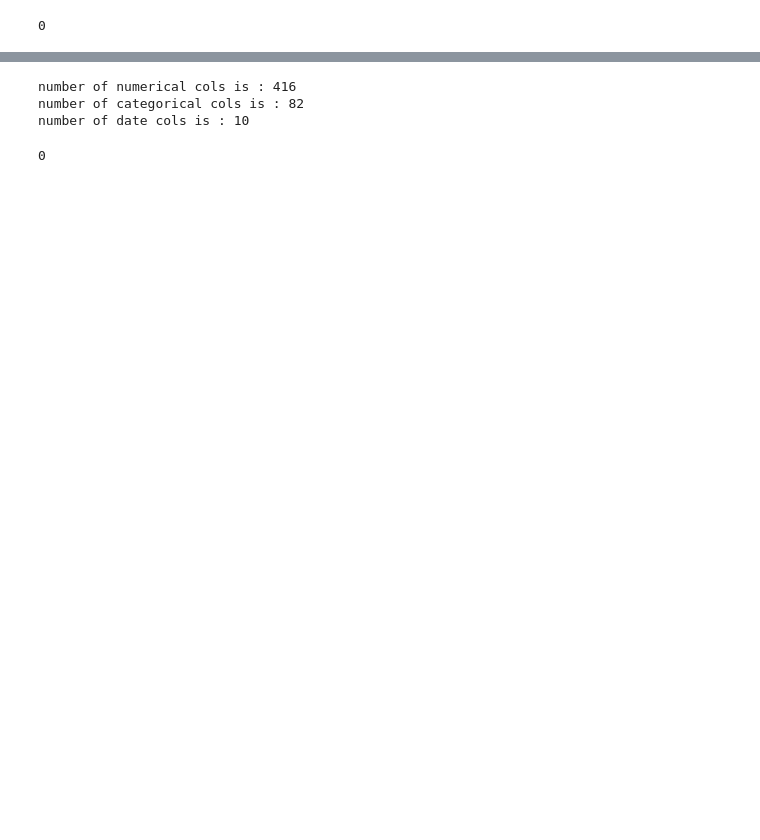
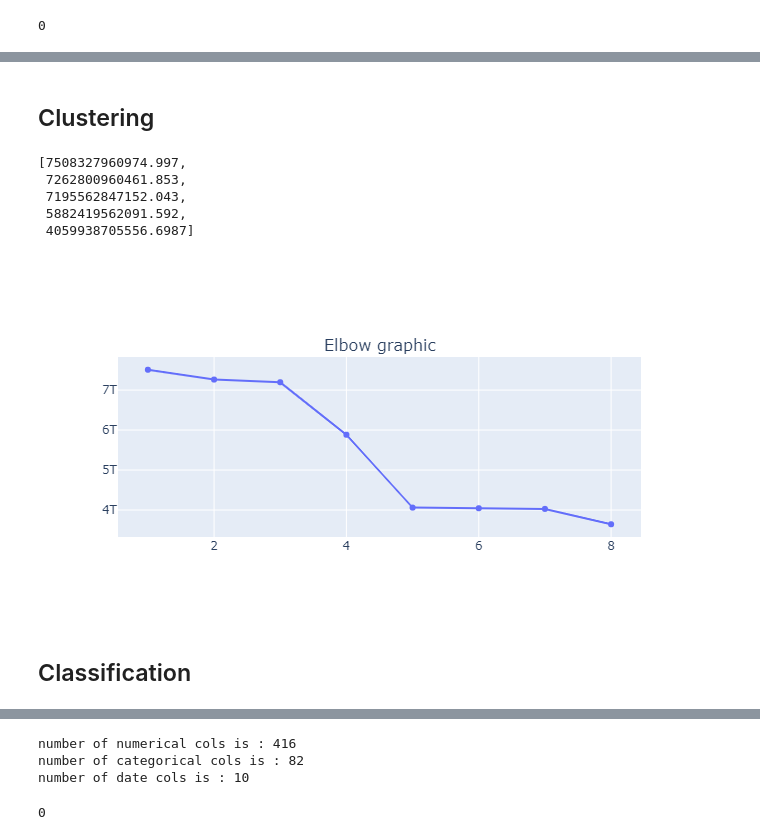
Before and after one commit to ilyasssed/Netflix-Appetency, a Jupyter notebook: Classification.ipynb, the cells around one changed output, grey strips where cells are left out. Cells and saved outputs as stored; diff of their text form; code cells hidden in the pictures; blank space fills up the shorter version.

```diff
--- a/Classification.ipynb
+++ b/Classification.ipynb
@@ -899 +883,52 @@ df_nn
 41746 rows × 525 columns
+# %% [markdown]
+## Clustering
+# %%
+from sklearn.cluster import KMeans
+from scipy.spatial import distance
+
+# We're going to use the elbow method to find the best number of classes
+# using the uner-cluster distance
+
+# WSS score for k values from 1 to kmax
+sse = []
+kmax = 5
+points = df_nn.drop(["target", "id"], axis = 1)
+
+for k in range(1, kmax+4):
+    kmeans = KMeans(n_clusters = k).fit(points)
+    centroids = kmeans.cluster_centers_
+    pred_clusters = kmeans.predict(points)
+    curr_sse = 0
+
+    # calculate square of Euclidean distance of each point from its cluster center and add to current WSS
+    for i in range(len(points)):
+        curr_center = centroids[pred_clusters[i]]
+        curr_sse += distance.euclidean(points.iloc[i,:], curr_center)
+
+    sse.append(curr_sse)
+# %%
+sse
+# %% [output]
+[7508327960974.997,
+ 7262800960461.853,
+ 7195562847152.043,
+ 5882419562091.592,
+ 4059938705556.6987]
+# %%
+# Plot the elbow graphic
+
+x = [k for k in range(1,kmax+4)]
+y = sse
+
+fig = make_subplots(subplot_titles=["Elbow graphic"])
+
+
+fig.add_trace(
+    go.Scatter(x=x,
+               y=y,
+              name="Elbow",),
+)
+fig.show()
+# %% [output]
+[figure, added]
@@ -900,3 +941,5 @@ df_nn
+# %% [markdown]
+## Classification
 # %%
 def preprocess(x, y):
     x = tf.cast(x, tf.float32)
```
Also changed, not shown: parts of 15 cells of this notebook.
